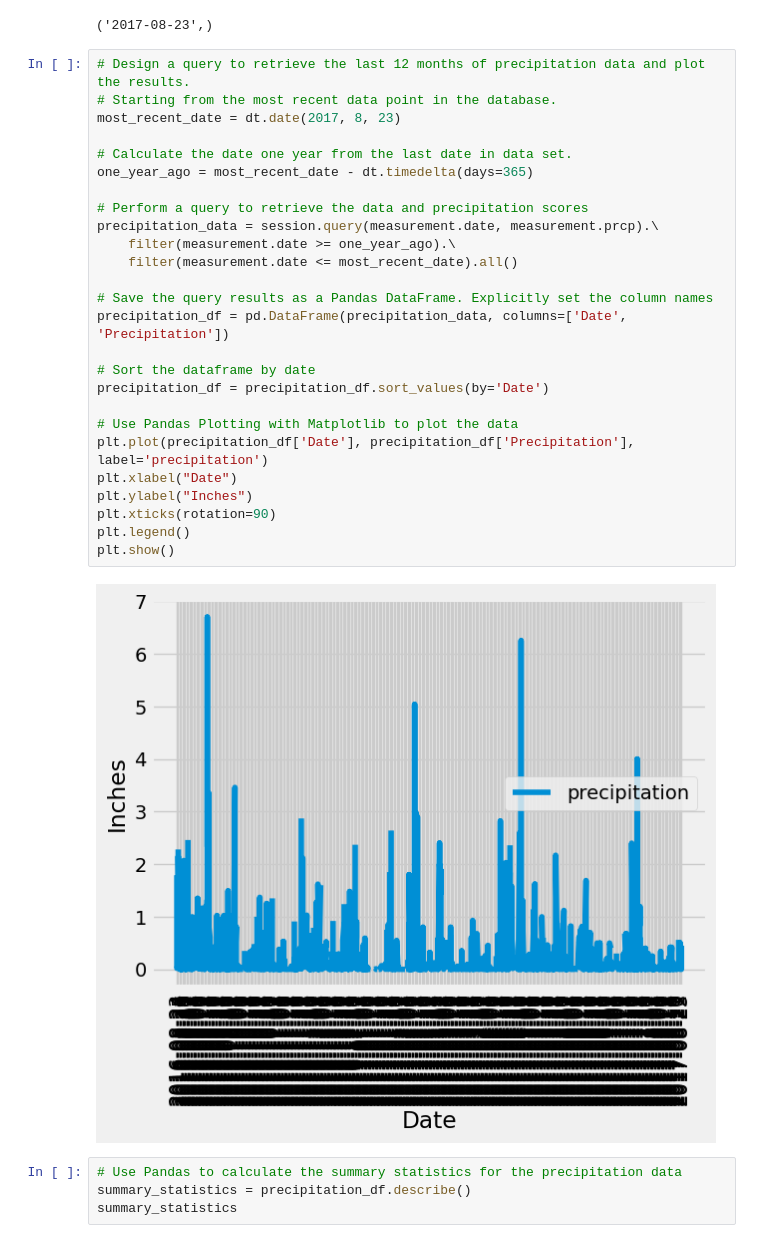
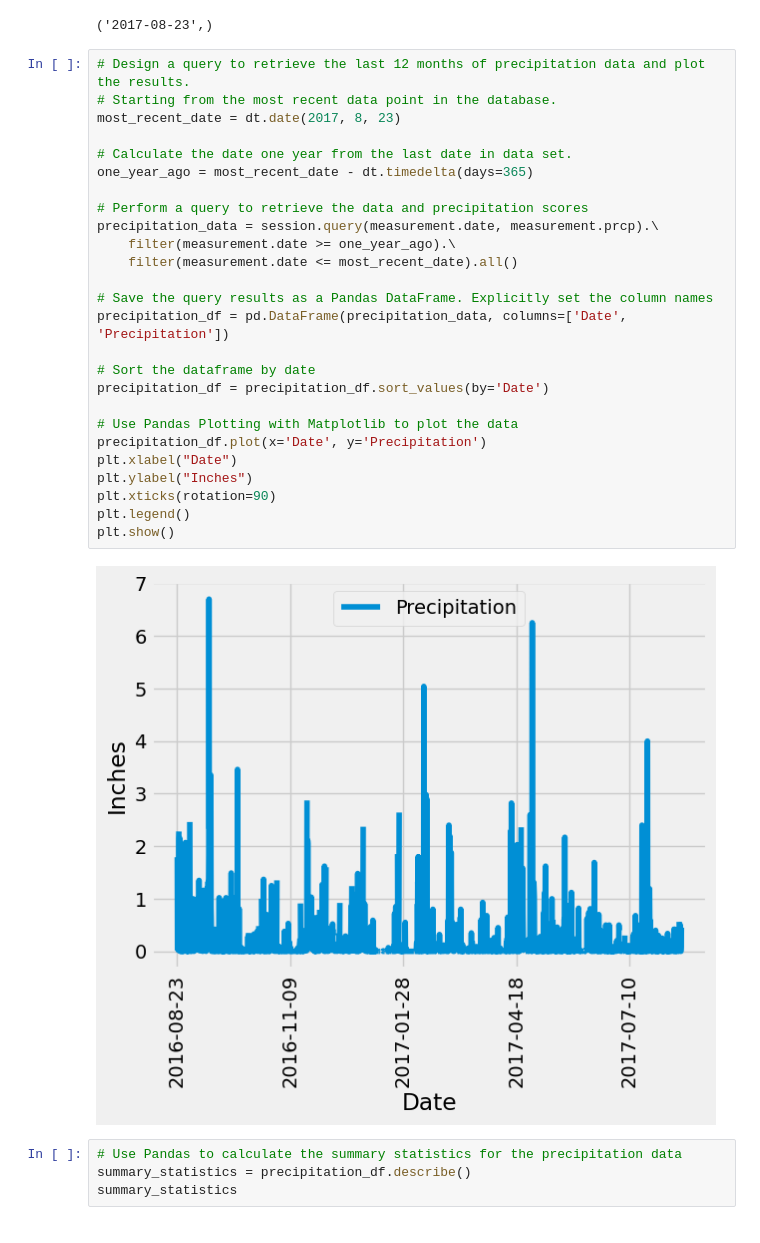
Before and after one commit to kasheshjaiin/sqlalchemy-challenge, a Jupyter notebook: SurfsUp/climate_starter.ipynb, the cells around one changed output. Cells and saved outputs as stored; diff of their text form.

```diff
--- a/SurfsUp/climate_starter.ipynb
+++ b/SurfsUp/climate_starter.ipynb
@@ -46,31 +46,31 @@ most_recent_date
 # %%
 # Design a query to retrieve the last 12 months of precipitation data and plot the results.
 # Starting from the most recent data point in the database.
 most_recent_date = dt.date(2017, 8, 23)
 
 # Calculate the date one year from the last date in data set.
 one_year_ago = most_recent_date - dt.timedelta(days=365)
 
 # Perform a query to retrieve the data and precipitation scores
 precipitation_data = session.query(measurement.date, measurement.prcp).\
     filter(measurement.date >= one_year_ago).\
     filter(measurement.date <= most_recent_date).all()
 
 # Save the query results as a Pandas DataFrame. Explicitly set the column names
 precipitation_df = pd.DataFrame(precipitation_data, columns=['Date', 'Precipitation'])
 
 # Sort the dataframe by date
 precipitation_df = precipitation_df.sort_values(by='Date')
 
 # Use Pandas Plotting with Matplotlib to plot the data
-plt.plot(precipitation_df['Date'], precipitation_df['Precipitation'], label='precipitation')
+precipitation_df.plot(x='Date', y='Precipitation')
 plt.xlabel("Date")
 plt.ylabel("Inches")
 plt.xticks(rotation=90)
 plt.legend()
 plt.show()
 # %% [output]
-[figure, old version]
+[figure, new version]
 # %%
 # Use Pandas to calculate the summary statistics for the precipitation data
 summary_statistics = precipitation_df.describe()
```
